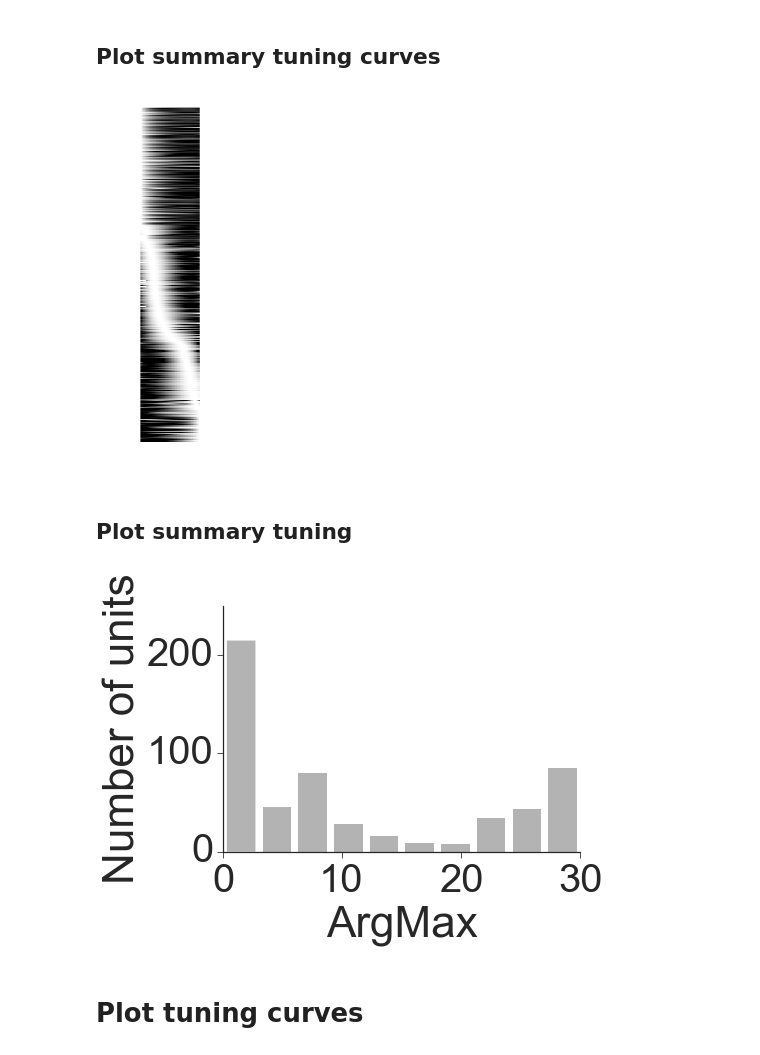
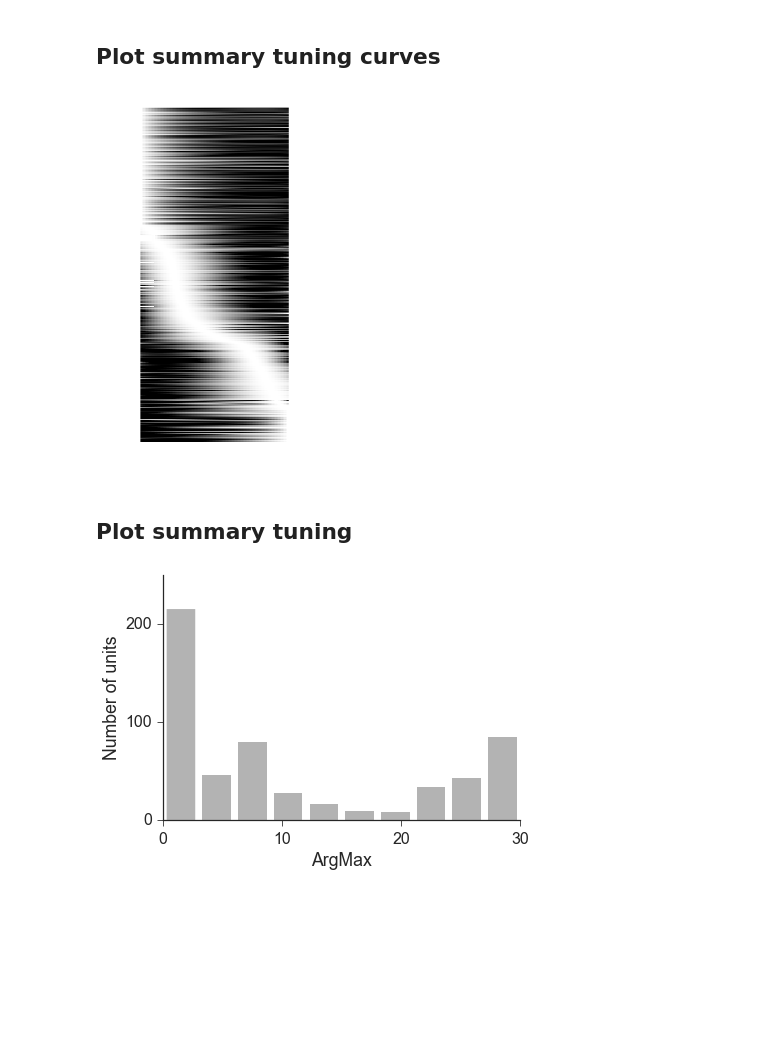
Before and after one commit to sofroniewn/tactile-coding, a Jupyter notebook: imagingTable.ipynb, the cells around one changed output. Saved outputs shown, nothing was run; the diff lists cells and outputs as text; code cells hidden in the pictures; blank space fills up the shorter version.

```diff
--- a/imagingTable.ipynb
+++ b/imagingTable.ipynb
@@ -143,0 +149,7 @@ if savefig:
+# %%
+a = 'Anm_0216166'
+u = 160
+x = table.tuning.columns.values
+y = table.tuning.loc[a,u].values
+err = table.tuningErr.loc[a,u].values
+tuning(x, y, err, smooth=smooth, ylabel='Activity (Dff)');
@@ -150,21 +164,15 @@ table = table[tuned.values]
 # %%
 curves = table.sort([('tuningSummary','ArgMax')])
 xy = [(curves.tuning.columns.values, y) for y in curves.tuning.values]
 fits = smootharray(xy, smooth=smooth, res=100)
-heatmap(fits, aspect=1)
-if savefig:
-    plt.savefig(os.path.join(path,'figuresImaging','Tuning%s_units.eps' % len(fits)))
+heatmap(fits, aspect=.4)
 # %% [output]
-[figure, old version]
+[figure, new version]
 # %% [markdown]
 ## Plot summary tuning
 # %%
 hist(table.tuningSummary.ArgMax, xlabel='ArgMax', ylabel='Number of units')
-plt.xticks(range(0,40,10))
-plt.yticks(range(0,300,100))
-if savefig:
-    plt.savefig(os.path.join(path,'figuresImaging','DistancePeaks.eps'))
+plt.xticks(range(0,40,10));
+plt.yticks(range(0,300,100));
 # %% [output]
-[figure, old version]
+[figure, new version]
-# %% [markdown]
-# Plot tuning curves
```
Also changed, not shown: parts of 39 cells of this notebook.
